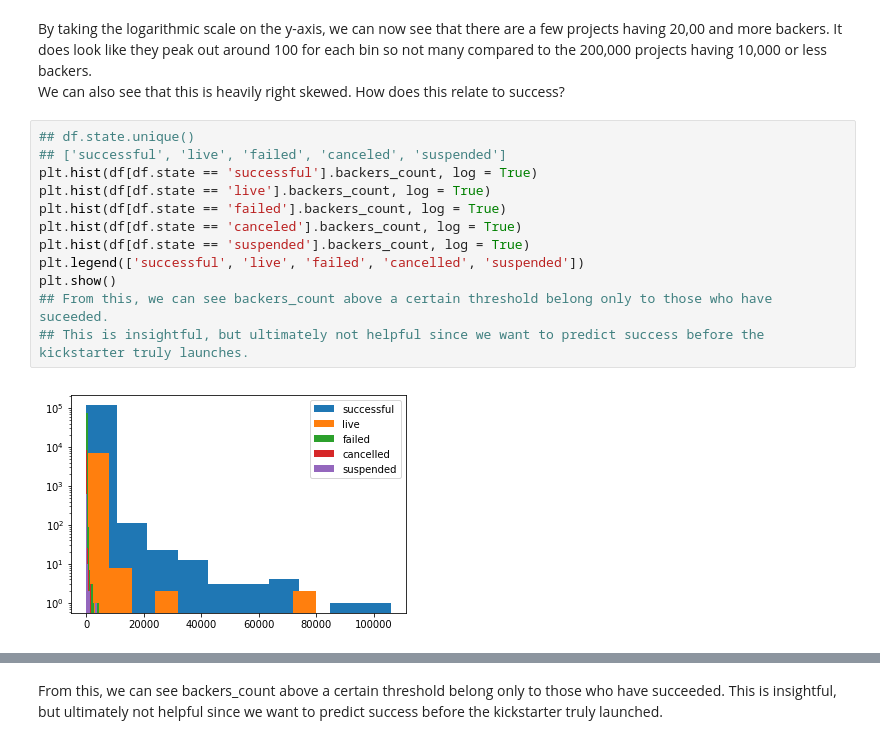
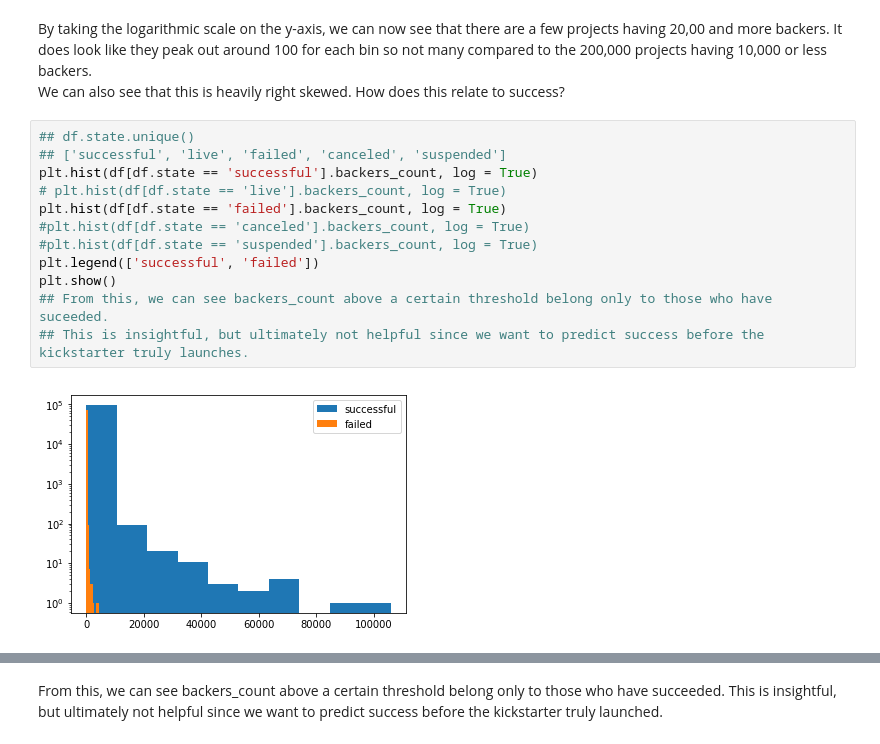
Before and after one commit to ohmgmatt/Springboard, a Jupyter notebook: capstone_one/Story.ipynb, the cells around one changed output, grey strips where cells are left out. Saved outputs shown, nothing was run; the diff lists cells and outputs as text.

```diff
--- a/capstone_one/Story.ipynb
+++ b/capstone_one/Story.ipynb
@@ -51,14 +51,14 @@ We can also see that this is heavily right skewed. How does this relate to succe
 # %%
 ## df.state.unique()
 ## ['successful', 'live', 'failed', 'canceled', 'suspended']
 plt.hist(df[df.state == 'successful'].backers_count, log = True)
-plt.hist(df[df.state == 'live'].backers_count, log = True)
+# plt.hist(df[df.state == 'live'].backers_count, log = True)
 plt.hist(df[df.state == 'failed'].backers_count, log = True)
-plt.hist(df[df.state == 'canceled'].backers_count, log = True)
-plt.hist(df[df.state == 'suspended'].backers_count, log = True)
-plt.legend(['successful', 'live', 'failed', 'cancelled', 'suspended'])
+#plt.hist(df[df.state == 'canceled'].backers_count, log = True)
+#plt.hist(df[df.state == 'suspended'].backers_count, log = True)
+plt.legend(['successful', 'failed'])
 plt.show()
 ## From this, we can see backers_count above a certain threshold belong only to those who have suceeded.
 ## This is insightful, but ultimately not helpful since we want to predict success before the kickstarter truly launches.
 # %% [output]
-[figure, old version]
+[figure, new version]
```
Also changed, not shown: parts of 27 cells of this notebook, 20 other files.
